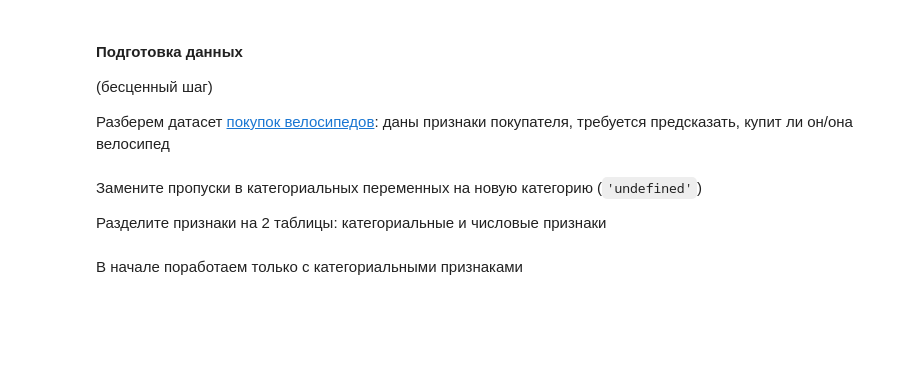
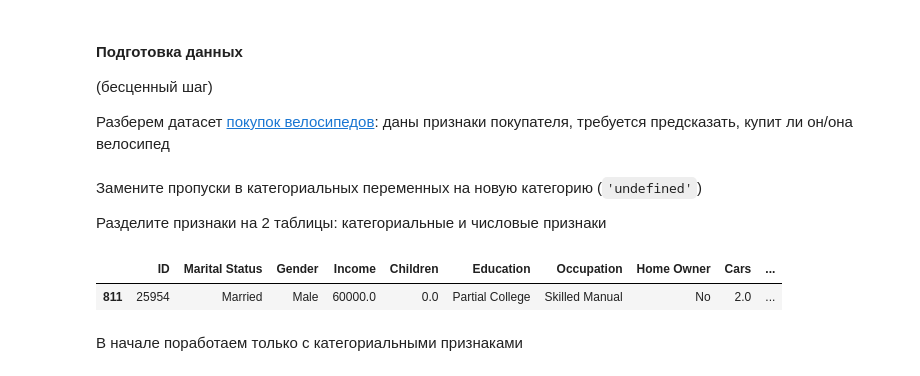
Before and after one commit to diemvs/hse_hw, a Jupyter notebook: ml/hw4/homework-practice-04-linclass-SataevDmitriy.ipynb, the cells around one changed output. Cells and saved outputs as stored; diff of their text form; code cells hidden in the pictures; blank space fills up the shorter version.

```diff
--- a/ml/hw4/homework-practice-04-linclass-SataevDmitriy.ipynb
+++ b/ml/hw4/homework-practice-04-linclass-SataevDmitriy.ipynb
@@ -405,14 +504,39 @@ $$
 # %%
 df = pd.read_csv('bike_buyers.csv')
 #Заменим пропуски категориальных переменных
-#your code here
+
+numerical = [
+    'Income',
+    'Children',
+    'Cars',
+    'Age'
+]
+
+categorical = [
+    'Marital Status',
+    'Gender',
+    'Education',
+    'Occupation',
+    'Home Owner',
+    'Commute Distance',
+    'Region'
+]
+
+df[categorical] = df[categorical].fillna('undefined')
+df[numerical] = df[numerical].fillna(0)
+
 
 X = df.drop(columns=['Purchased Bike'])
 y = (df['Purchased Bike'] == 'Yes').astype('int64')
 
 #Разделим на категориальные признаки и числовые
-X_numerical = #your code here
-X_categorical = #your code here
+X_numerical = X[numerical]
+X_categorical = X[categorical]
+# %%
+df.sample()
+# %% [output]
+|  | ID | Marital Status | Gender | Income | Children | Education | Occupation | Home Owner | Cars | ... |
+| 811 | 25954 | Married | Male | 60000.0 | 0.0 | Partial College | Skilled Manual | No | 2.0 | ... |
 # %% [markdown]
 В начале поработаем только с категориальными признаками
 # %%
```
Also changed, not shown: parts of 17 cells of this notebook.
